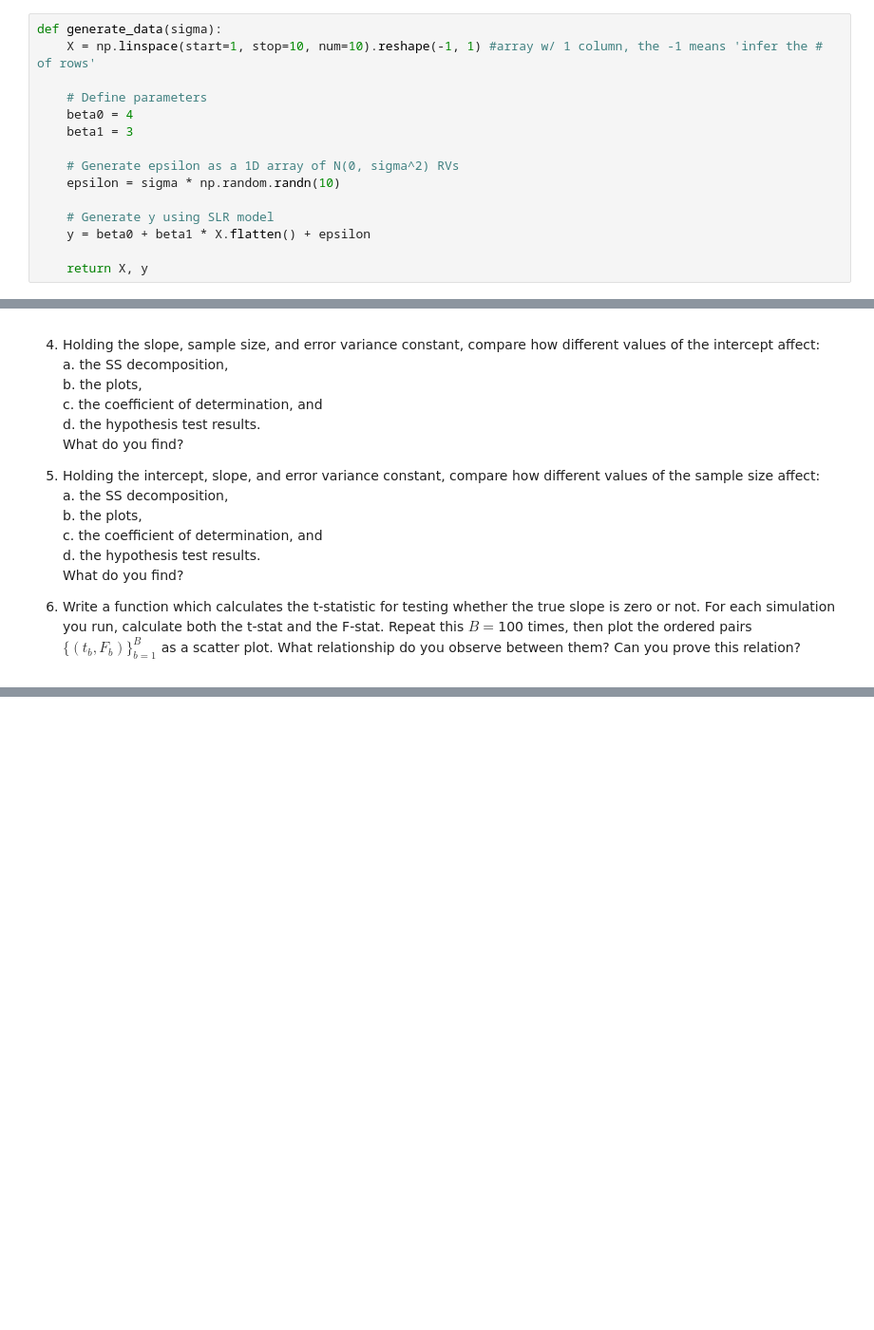
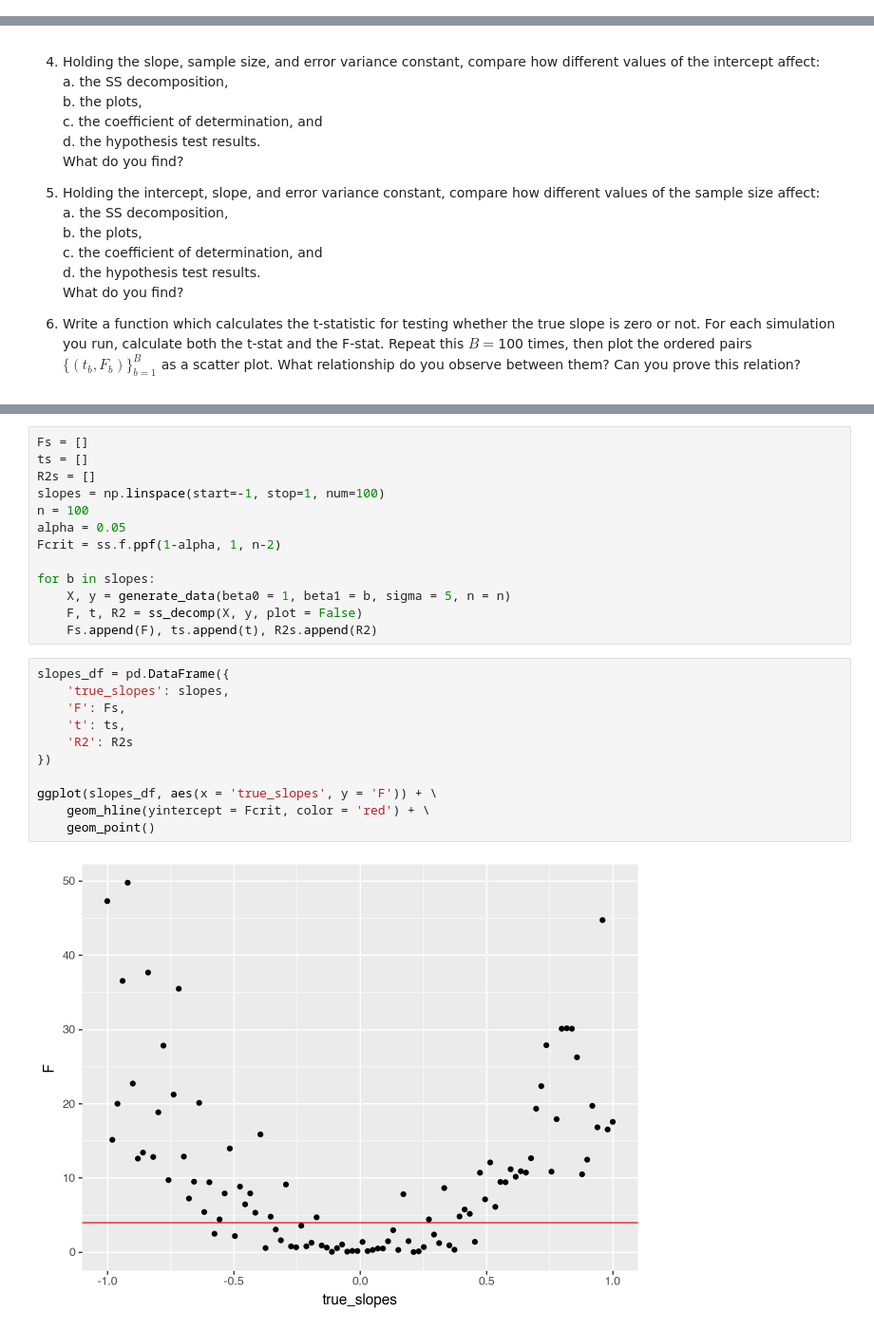
Before and after one commit to zhangshiman22/regression_f25, a Jupyter notebook: Code/SS_decomp_sim.ipynb, the cells around one changed output, grey strips where cells are left out. Shown: that part at 95% size. Drawn from its saved outputs; the diff is of its cells as text; blank space fills up the shorter version.

```diff
--- a/Code/SS_decomp_sim.ipynb
+++ b/Code/SS_decomp_sim.ipynb
@@ -29,21 +29,6 @@ Requires: matplotlib, mizani, numpy, pandas, scipy, statsmodels
 Required-by:
 # %%
 from scipy.stats import f
-# %%
-def generate_data(sigma):
-    X = np.linspace(start=1, stop=10, num=10).reshape(-1, 1) #array w/ 1 column, the -1 means 'infer the # of rows'
-
-    # Define parameters
-    beta0 = 4
-    beta1 = 3
-
-    # Generate epsilon as a 1D array of N(0, sigma^2) RVs
-    epsilon = sigma * np.random.randn(10)
-
-    # Generate y using SLR model
-    y = beta0 + beta1 * X.flatten() + epsilon
-
-    return X, y
 # %%
 ## exercise 1
 def generate_data(sigma, beta0=4, beta1=3, n=10):
@@ -222,0 +455,26 @@ Coefficient of Determination, R^2 is: 0.0462
+# %%
+Fs = []
+ts = []
+R2s = []
+slopes = np.linspace(start=-1, stop=1, num=100)
+n = 100
+alpha = 0.05
+Fcrit = ss.f.ppf(1-alpha, 1, n-2)
+
+for b in slopes:
+    X, y = generate_data(beta0 = 1, beta1 = b, sigma = 5, n = n)
+    F, t, R2 = ss_decomp(X, y, plot = False)
+    Fs.append(F), ts.append(t), R2s.append(R2)
+# %%
+slopes_df = pd.DataFrame({
+    'true_slopes': slopes,
+    'F': Fs,
+    't': ts,
+    'R2': R2s
+})
+
+ggplot(slopes_df, aes(x = 'true_slopes', y = 'F')) + \
+    geom_hline(yintercept = Fcrit, color = 'red') + \
+    geom_point()
+# %% [output]
+[figure, added]
```
Also changed, not shown: parts of 16 cells of this notebook, 1 other file.
